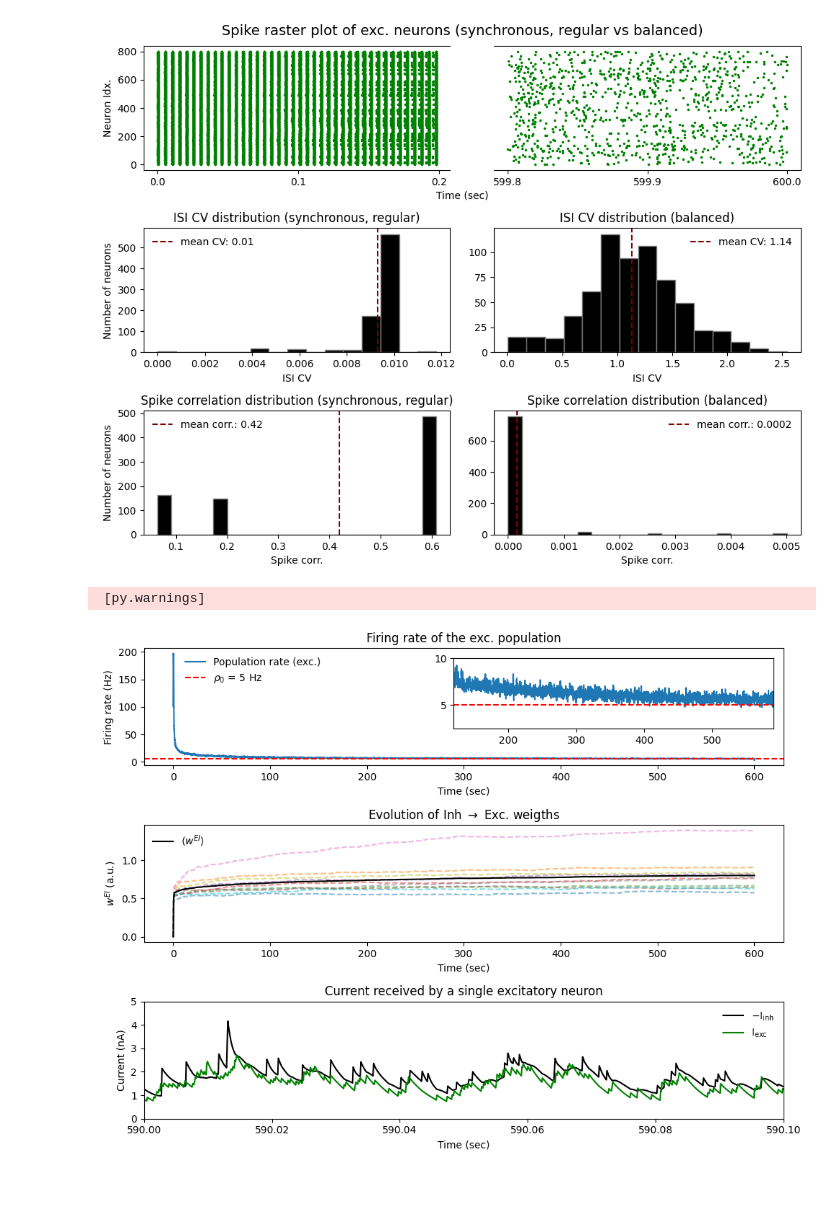
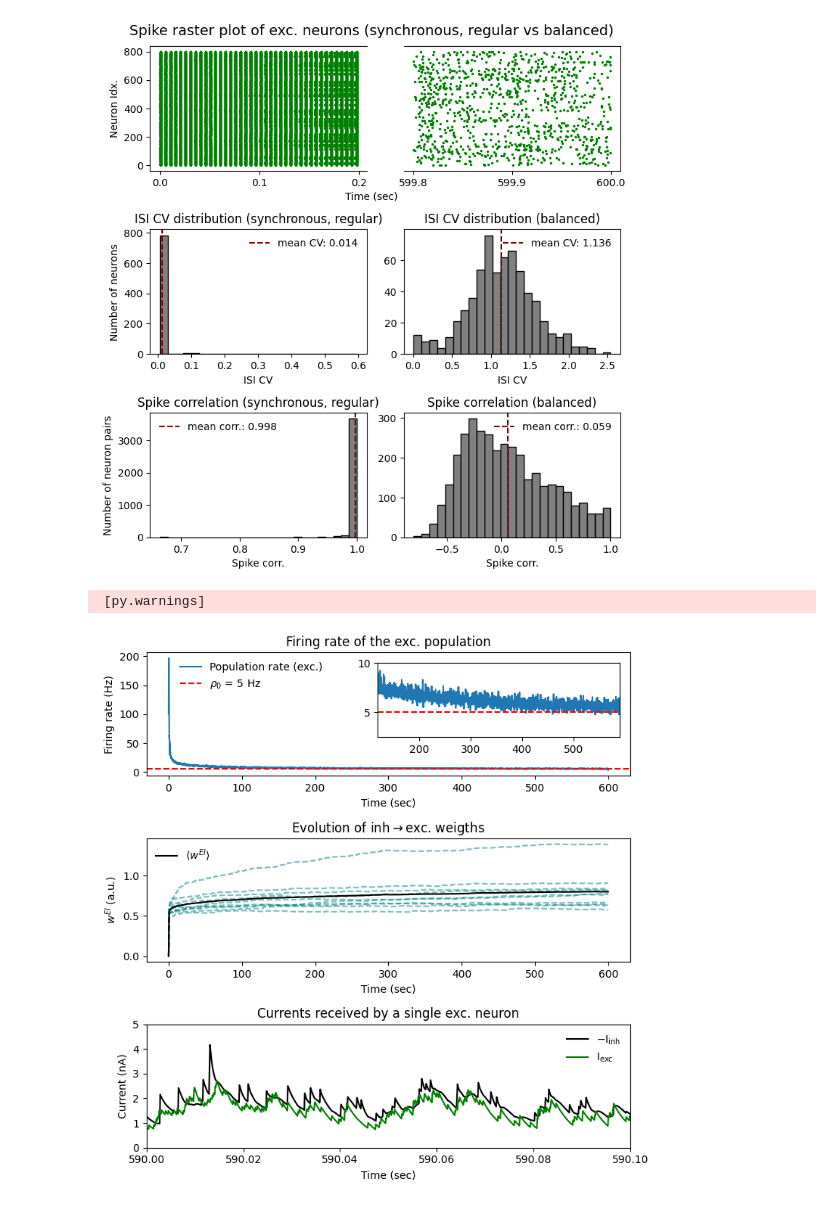
Before and after one commit to m-buschmann/balancing_networks, a Jupyter notebook: analysis_b.ipynb, the cells around one changed output. Cells and saved outputs as stored; diff of their text form; code cells hidden in the pictures.

```diff
--- a/analysis_b.ipynb
+++ b/analysis_b.ipynb
@@ -20,7 +24,7 @@ Current_exc = data_b['Current_exc']
 SynMon_t = data_b['SynMon_t']
 SynMon_w = data_b['SynMon_w']
 # %%
-cv_dist_start = fc.get_isi_cv(N=800, spike_trains=SpikeTrains, t_min=0*ms, t_max=100*ms)
+cv_dist_start = fc.get_isi_cv(N=800, spike_trains=SpikeTrains, t_min=0*ms, t_max=500*ms)
 mean_cv_start = np.mean(cv_dist_start)
 cv_dist_end = fc.get_isi_cv(N=800, spike_trains=SpikeTrains, t_min=simtime2 - 1000*ms, t_max=simtime2)
 mean_cv_end = np.mean(cv_dist_end)
@@ -30,6 +31,9 @@ corr_array_end = fc.get_spike_correlation(spike_trains=SpikeTrains, t_min=(simti
+# %%
+correlations_end = fc.get_spike_correlations(spike_times=SpikeTrains, t_min=(simtime2 - 1000*ms)/ms, t_max=simtime2/ms)
+correlations_start = fc.get_spike_correlations(spike_times=SpikeTrains, t_min=0, t_max=500)
 # %%
-mean_corr_start = np.mean(corr_array_start)
-mean_corr_end = np.mean(corr_array_end)
+mean_corr_start = np.nanmean(correlations_start)
+mean_corr_end = np.nanmean(correlations_end)
 # %%
 from matplotlib.gridspec import GridSpec
 from mpl_toolkits.axes_grid1.inset_locator import inset_axes, mark_inset
@@ -37,7 +41,7 @@ from mpl_toolkits.axes_grid1.inset_locator import inset_axes, mark_inset
 mask_1 = SpikeMon_t <= 0.2
 mask_3 = SpikeMon_t >= (simtime2 / second) - 0.2
 # %%
-fig = plt.figure(figsize=(10, 7.5))
+fig = plt.figure(figsize=(7.5, 7.5))
 gs = GridSpec(3, 2, figure=fig, height_ratios=[1, 1, 1])
 
 ax1 = fig.add_subplot(gs[0, 0])
@@ -76,49 +80,48 @@ fig.text(
     fontsize=14
 )
 
 ax3 = fig.add_subplot(gs[1, 0])
-ax3.hist(cv_dist_start, bins=15, color='black', edgecolor='grey', alpha=1)
-ax3.axvline(mean_cv_start, color='maroon', ls='--', label=f'mean CV: {np.round(mean_cv_start, 2)}')
+ax3.hist(cv_dist_start, bins=25, color='grey', edgecolor='black', alpha=1)
+ax3.axvline(mean_cv_start, color='maroon', ls='--', label=f'mean CV: {np.round(mean_cv_start, 3)}')
 ax3.axhline(0, color='k', lw=0.8)
 ax3.set_xlabel('ISI CV')
 ax3.set_ylabel('Number of neurons')
 ax3.legend(frameon=False)
 ax3.set_title('ISI CV distribution (synchronous, regular)')
 
 ax4 = fig.add_subplot(gs[1, 1])
-ax4.hist(cv_dist_end, bins=15, color='black', edgecolor='grey', alpha=1)
-ax4.axvline(mean_cv_end, color='maroon', ls='--', label=f'mean CV: {np.round(mean_cv_end, 2)}')
+ax4.hist(cv_dist_end, bins=25, color='grey', edgecolor='black', alpha=1)
+ax4.axvline(mean_cv_end, color='maroon', ls='--', label=f'mean CV: {np.round(mean_cv_end, 3)}')
 ax4.axhline(0, color='k', lw=0.8)
 ax4.set_xlabel('ISI CV')
 ax4.legend(frameon=False)
 ax4.set_title('ISI CV distribution (balanced)')
 
 ax5 = fig.add_subplot(gs[2, 0])
-ax5.hist(corr_array_start, bins=20, color='black', edgecolor='grey', alpha=1)
-ax5.axvline(mean_corr_start, color='maroon', ls='--', label=f'mean corr.: {np.round(mean_corr_start, 2)}')
+ax5.hist(correlations_start, bins=25, color='grey', edgecolor='black', alpha=1)
+ax5.axvline(mean_corr_start, color='maroon', ls='--', label=f'mean corr.: {np.round(mean_corr_start, 3)}')
 ax5.axhline(0, color='k', lw=0.8)
 ax5.set_xlabel('Spike corr.')
-ax5.set_ylabel('Number of neurons')
+ax5.set_ylabel('Number of neuron pairs')
 ax5.legend(frameon=False)
-ax5.set_title('Spike correlation distribution (synchronous, regular)')
+ax5.set_title('Spike correlation (synchronous, regular)')
 
 ax6 = fig.add_subplot(gs[2, 1])
-ax6.hist(corr_array_end, bins=20, color='black', edgecolor='grey', alpha=1)
-ax6.axvline(mean_corr_end, color='maroon', ls='--', label=f'mean corr.: {np.round(mean_corr_end, 4)}')
+ax6.hist(correlations_end, bins=25, color='grey', edgecolor='black', alpha=1)
+ax6.axvline(mean_corr_end, color='maroon', ls='--', label=f'mean corr.: {np.round(mean_corr_end, 3)}')
 ax6.axhline(0, color='k', lw=0.8)
 ax6.set_xlabel('Spike corr.')
 ax6.legend(frameon=False)
-ax6.set_title('Spike correlation distribution (balanced)')
+ax6.set_title('Spike correlation (balanced)')
 
-
+plt.tight_layout()
 plt.savefig('./Plots/fig_1.png', format='png', dpi=300, bbox_inches="tight")
 plt.savefig('./Plots/fig_1.pdf', format='pdf', dpi=300, bbox_inches="tight")
-plt.tight_layout()
 plt.show()
 # %% [output]
-[figure, old version]
+[figure, new version]
 # %%
-fig = plt.figure(figsize=(10, 7.5))
+fig = plt.figure(figsize=(7.5, 7.5))
 gs = GridSpec(3, 1, figure=fig, height_ratios=[1, 1, 1])
 
 ax1 = fig.add_subplot(gs[0])
@@ -145,12 +148,12 @@ axins.ticklabel_format(style='plain', useOffset=False)
 axins.set_yticks([5, 10])
 
 ax2 = fig.add_subplot(gs[1])
-ax2.plot(SynMon_t, SynMon_w, alpha=0.5, ls='--')
+ax2.plot(SynMon_t, SynMon_w, alpha=0.5, color='teal', ls='--')
 ax2.plot(SynMon_t, np.mean(SynMon_w, axis=1), label="$\\langle w^{EI} \\rangle$", color='black')
 ax2.legend(frameon=False, loc='upper left')
 ax2.set_xlabel('Time (sec)')
 ax2.set_ylabel('$w^{EI}$ (a.u.)')
-ax2.set_title('Evolution of Inh $\\rightarrow$ Exc. weigths')
+ax2.set_title('Evolution of inh$\\rightarrow$exc. weigths')
 
 ax2 = fig.add_subplot(gs[2])
 ax2.plot(Current_t, -Current_inh[0], color='black', label="$-\\text{I}_{\\text{inh}}$")
@@ -159,14 +162,14 @@ ax2.plot(Current_t, Current_exc[0], color='green', label="$\\text{I}_{\\text{exc
 ax2.set_ylim([0, 5])
 ax2.set_xlim([590, 590.1])
 ax2.legend(frameon=False, loc='upper right')
-ax2.set_title('Current received by a single excitatory neuron')
+ax2.set_title('Currents received by a single exc. neuron')
 ax2.set_ylabel('Current (nA)')
 ax2.set_xlabel('Time (sec)')
 
+plt.tight_layout()
 plt.savefig('./Plots/fig_2.png', format='png', dpi=300, bbox_inches="tight")
 plt.savefig('./Plots/fig_2.pdf', format='pdf', dpi=300, bbox_inches="tight")
-plt.tight_layout()
 plt.show()
 # %% [output]
  [py.warnings]
-[figure, old version]
+[figure, new version]
```
Also changed, not shown: parts of 3 cells of this notebook, 3 other files.
